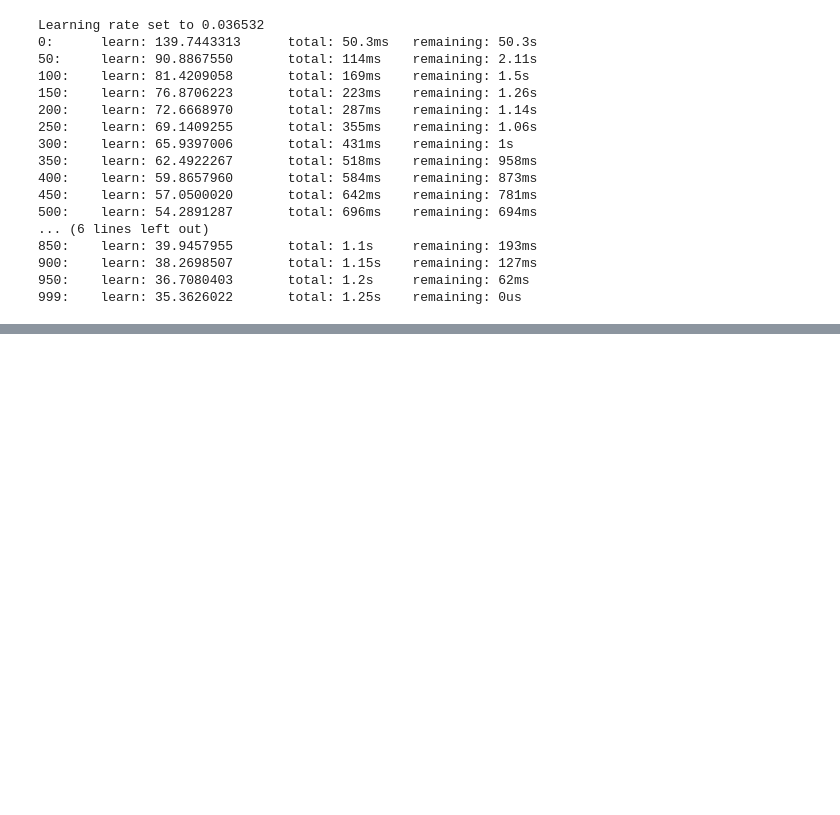
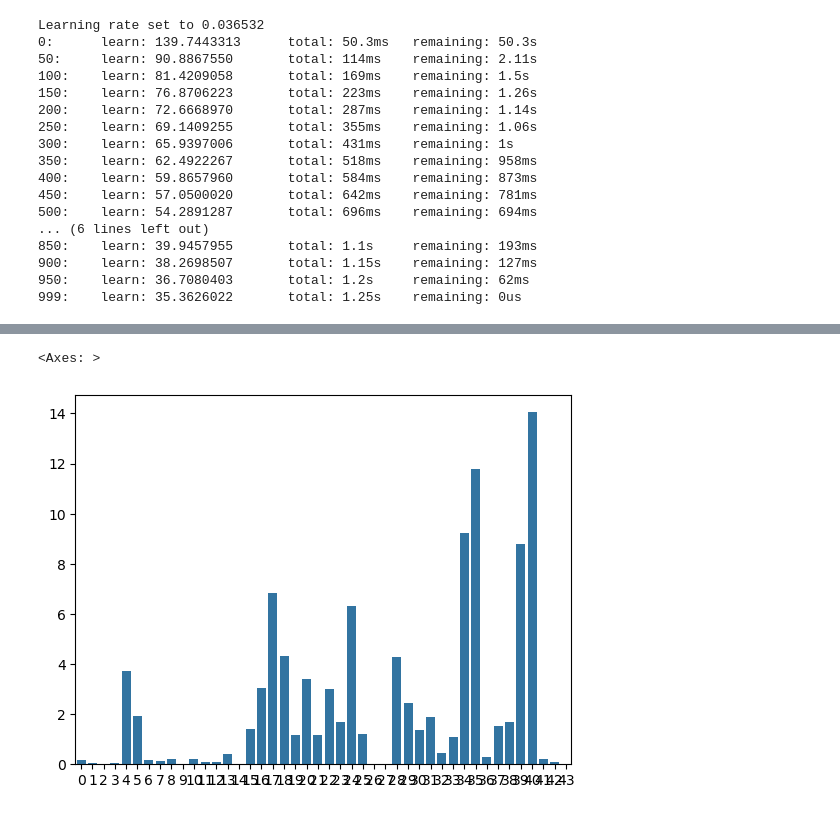
Before and after one commit to VladG00dmanPersonal/LMSH_AI_HACK, a Jupyter notebook: src/pirojban/idk.ipynb, the cells around one changed output, grey strips where cells are left out. Saved outputs shown, nothing was run; the diff lists cells and outputs as text; code cells hidden in the pictures; blank space fills up the shorter version.

```diff
--- a/src/pirojban/idk.ipynb
+++ b/src/pirojban/idk.ipynb
@@ -303,0 +335,7 @@ submission
+# %%
+import seaborn as sb
+
+sb.barplot(model.feature_importances_)
+# %% [output]
+<Axes: >
+[figure, added]
```
Also changed, not shown: parts of 5 cells of this notebook.
